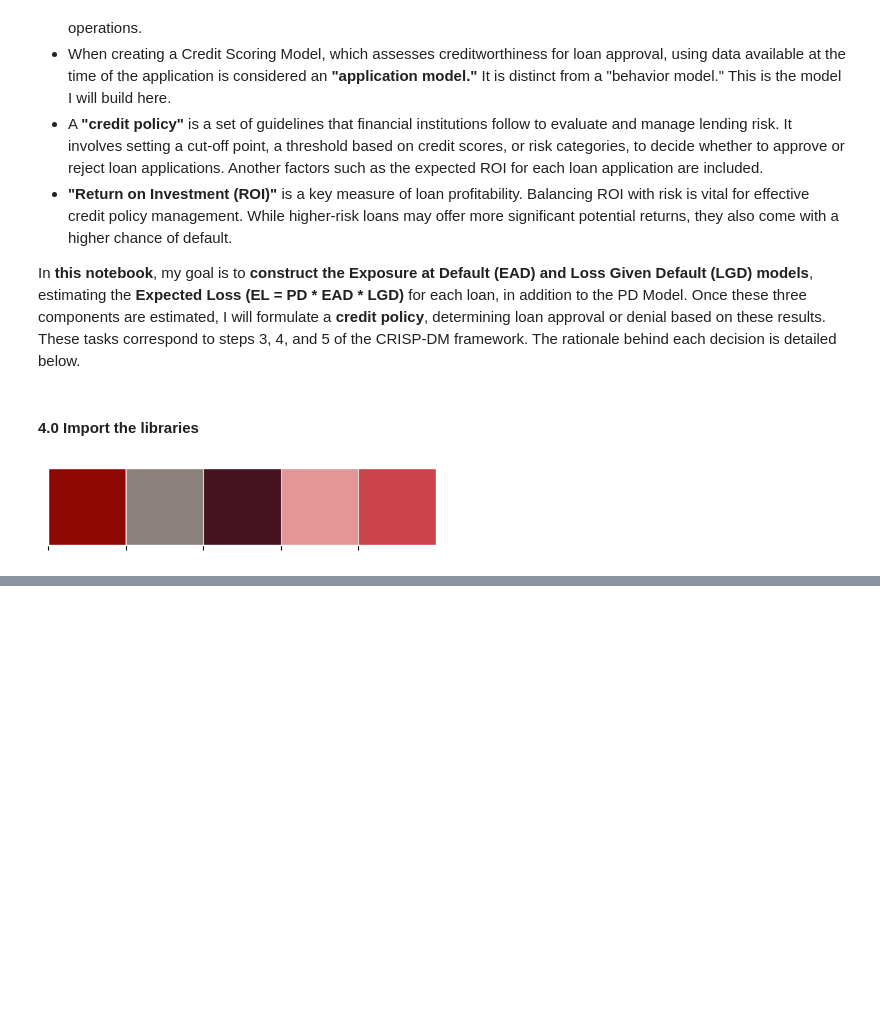
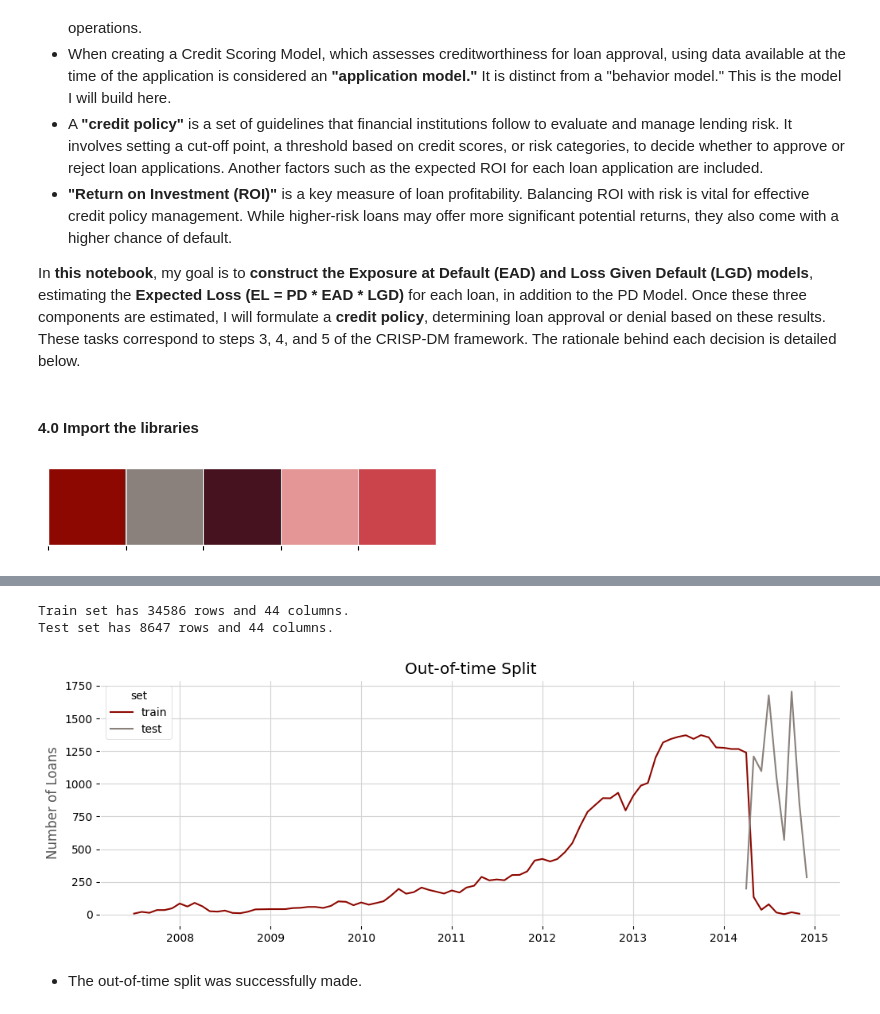
Before and after one commit to allmeidaapedro/Lending-Club-Credit-Scoring, a Jupyter notebook: notebooks/4_lgd_ead_modeling.ipynb, the cells around one changed output, grey strips where cells are left out. Drawn from its saved outputs; the diff is of its cells as text; code cells hidden in the pictures; blank space fills up the shorter version.

```diff
--- a/notebooks/4_lgd_ead_modeling.ipynb
+++ b/notebooks/4_lgd_ead_modeling.ipynb
@@ -122,0 +189,4 @@ memory usage: 61.4 MB
+# %%
+# Create the target for the two-stage approach LGD modeling.
+ead_lgd_df['recovery_rate_>0'] = np.where(ead_lgd_df['recovery_rate'] == 0, 0, 1)
+ead_lgd_df['recovery_rate_>0'].value_counts(normalize=True)
@@ -122,0 +204,32 @@ memory usage: 61.4 MB
+# %%
+# Out-of-time split. 80% training, 20% testing.
+train, test = np.split(ead_lgd_df, [int(.80 * len(ead_lgd_df))])
+train['set'] = 'train'
+test['set'] = 'test'
+
+# Assessing train and test sets dimensions.
+print(f'Train set has {train.shape[0]} rows and {train.shape[1]} columns.')
+print(f'Test set has {test.shape[0]} rows and {test.shape[1]} columns.')
+# %% [output]
+Train set has 34586 rows and 44 columns.
+Test set has 8647 rows and 44 columns.
+# %%
+# Plot the out-of-time split.
+train_test = pd.concat([train, test])
+train_test = train_test.groupby(['issue_d', 'set'])['default'].count().reset_index().rename(columns={'default': 'loans'})
+
+fig, ax = plt.subplots(figsize=(12, 4))
+plt.title('Out-of-time Split')
+sns.lineplot(train_test, x='issue_d', y='loans', hue='set', ax=ax)
+plt.xlabel('')
+plt.ylabel('Number of Loans')
+plt.show()
+
+# Drop columns used only for plotting.
+to_drop = ['issue_d', 'set']
+train = train.drop(columns=to_drop)
+test = test.drop(columns=to_drop)
+# %% [output]
+[figure, added]
+# %% [markdown]
+- The out-of-time split was successfully made.
```
Also changed, not shown: parts of 27 cells of this notebook, 2 other files.
